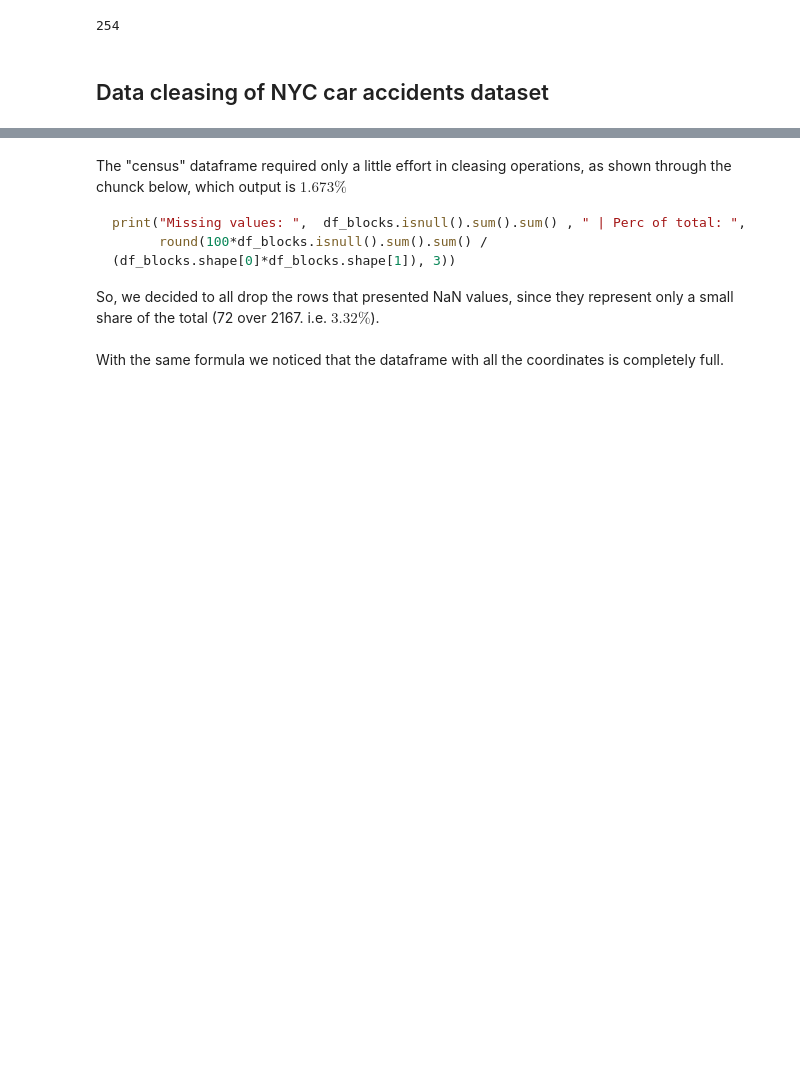
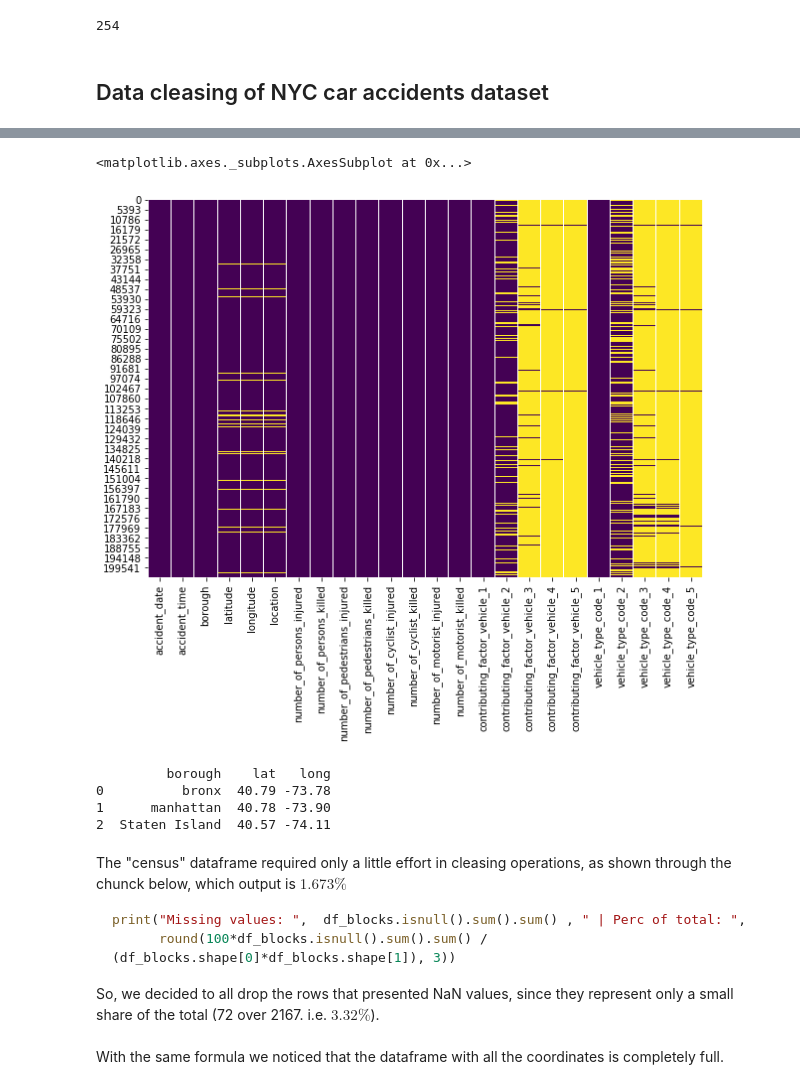
Before and after one commit to giuliosmall/Predicting-Energy-Consumption, a Jupyter notebook: Project_LISA.ipynb, the cells around one changed output, grey strips where cells are left out. Saved outputs shown, nothing was run; the diff lists cells and outputs as text; code cells hidden in the pictures; blank space fills up the shorter version.

````diff
--- a/Project_LISA.ipynb
+++ b/Project_LISA.ipynb
@@ -169,0 +182,24 @@ df_crash
+# %%
+from math import cos, asin, sqrt
+
+# Haversine formula
+def distance(lat1, lon1, lat2, lon2):
+    p = 0.017453292519943295 # math.PI / 180
+    a = 0.5 - cos((lat2-lat1)*p)/2 + cos(lat1*p)*cos(lat2*p) * (1-cos((lon2-lon1)*p)) / 2
+    return 12742 * asin(sqrt(a)) #2 * R; R = 6371 km
+
+# get the closest point
+def closest(data, v):
+    return min(data, key=lambda p: distance(v[0], v[1], p[0], p[1]))
+
+
+
+borough_dict = {"BRONX" : [40.837048, -73.865433], "BROOKLYN" : [40.650002, -73.949997], "MANHATTAN" : [40.758896, -73.985130], "QUEENS" : [40.742054,-73.769417], "STATEN ISLAND" : [40.579021,-74.151535]}
+boroughs = [(*value, key) for key, value in borough_dict.items()]
+
+df_crash['borough'] = df_crash.apply(
+    lambda row: closest(boroughs, [row['latitude'], row['longitude']])[2] if row['borough'] is None else row['borough'],
+axis=1
+)
+
+df_crash.head()
@@ -170,3 +214,48 @@ df_crash
+# %%
+# check how many values did you correctely replace
+# ok, try not to cry
+plt.figure(figsize=(10,7))
+sns.heatmap(df_crash.isnull(), cbar = False, cmap = 'viridis')
+# %% [output]
+<matplotlib.axes._subplots.AxesSubplot at 0x...>
+[figure, added]
+# %%
+from math import cos, asin, sqrt
+import pandas as pd
+
+def distance(lat1, lon1, lat2, lon2):
+    p = 0.017453292519943295
+    a = 0.5 - cos((lat2-lat1)*p)/2 + cos(lat1*p)*cos(lat2*p) * (1-cos((lon2-lon1)*p)) / 2
+    return 12742 * asin(sqrt(a))
+
+def closest(data, v):
+    return min(data, key=lambda p: distance(v[0], v[1], p[0], p[1]))
+
+
+df = pd.DataFrame(
+    [
+     {'borough': 'bronx', 'lat': 40.79, 'long': -73.78},
+     {'borough': 'manhattan', 'lat': 40.78, 'long': -73.90},
+     {'borough': None, 'lat': 40.57, 'long': -74.11}
+     ],
+)
+
+
+borough_dict = {"Bronx" : [40.837048, -73.865433], "Brooklyn" : [40.650002, -73.949997], "Manhattan" : [40.758896, -73.985130], "Queens" : [40.742054,-73.769417], "Staten Island" : [40.579021,-74.151535]}
+boroughs = [(*value, key) for key, value in borough_dict.items()]
+
+
+df['borough'] = df.apply(
+lambda row: closest(boroughs, [row['lat'], row['long']])[2] if row['borough'] is None else row['borough'],
+axis=1
+)
+
+print(df)
+# %% [output]
+         borough    lat   long
+0          bronx  40.79 -73.78
+1      manhattan  40.78 -73.90
+2  Staten Island  40.57 -74.11
 # %% [markdown]
 The "census" dataframe required only a little effort in cleasing operations, as shown through the chunck below, which output is $1.673 \% $
 ```python
````
Also changed, not shown: parts of 17 cells of this notebook, 1 other file.
